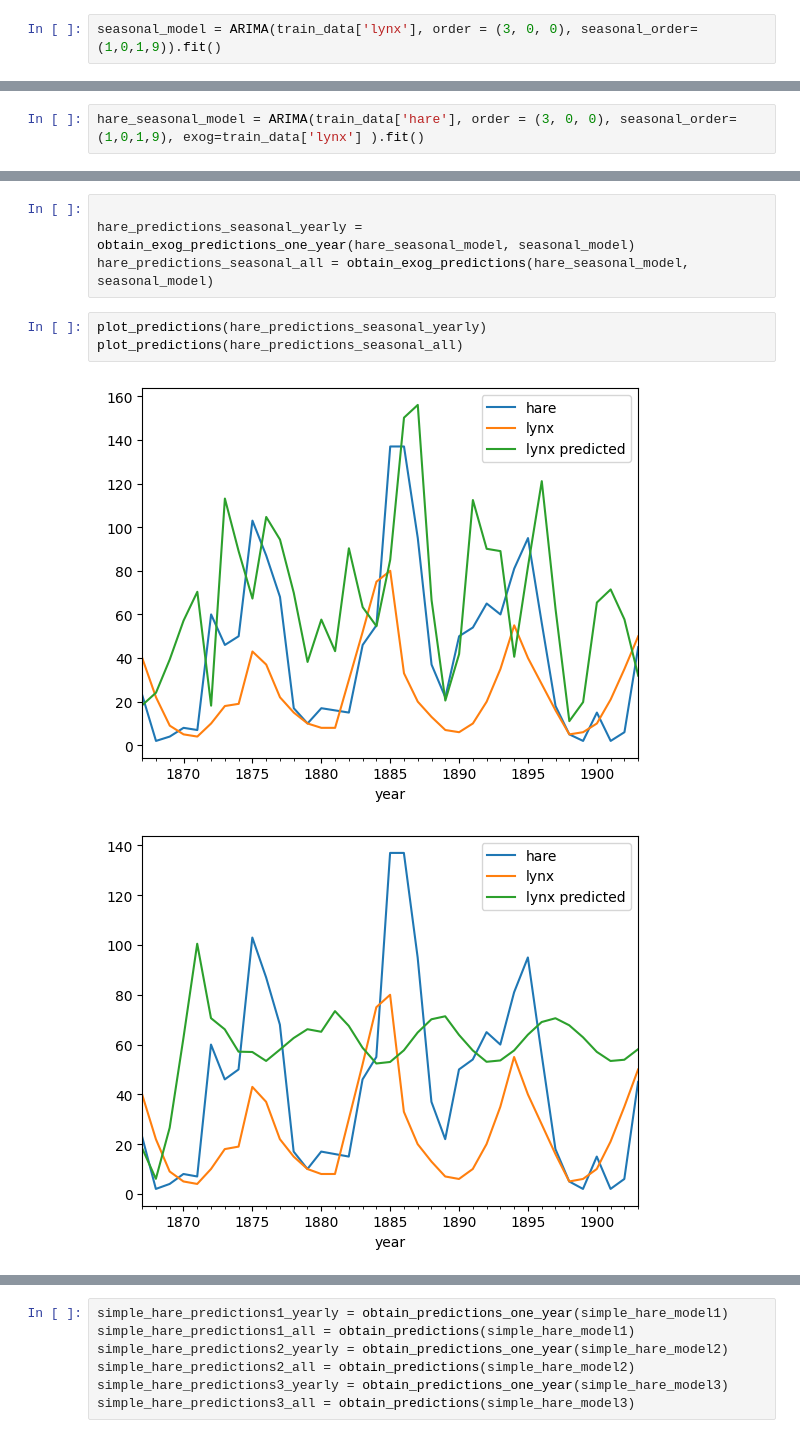
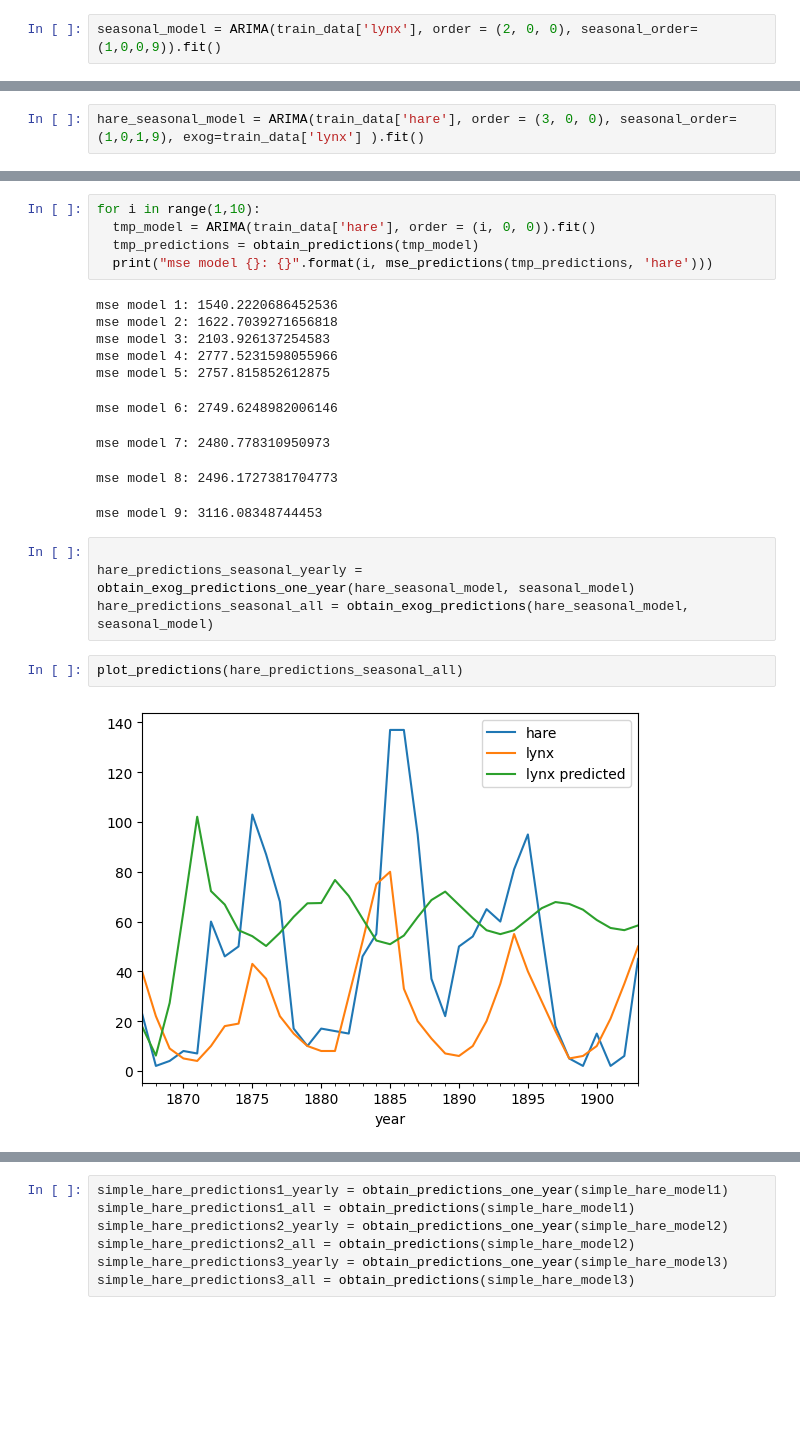
Before and after one commit to AdriaCoding/ADM2, a Jupyter notebook: project2_time_series.ipynb, the cells around one changed output, grey strips where cells are left out. Drawn from its saved outputs; the diff is of its cells as text; blank space fills up the shorter version.

```diff
--- a/project2_time_series.ipynb
+++ b/project2_time_series.ipynb
@@ -217,7 +229,7 @@ plot_predictions(predictions3_all)
 # %% [markdown]
 # Seasonal ARIMA
 # %%
-seasonal_model = ARIMA(train_data['lynx'], order = (3, 0, 0), seasonal_order=(1,0,1,9)).fit()
+seasonal_model = ARIMA(train_data['lynx'], order = (2, 0, 0), seasonal_order=(1,0,0,9)).fit()
 # %%
 seasonal_model.summary()
 # %% [output]
@@ -331,13 +366,26 @@ hare_seasonal_model = ARIMA(train_data['hare'], order = (3, 0, 0), seasonal_orde
+# %%
+for i in range(1,10):
+  tmp_model = ARIMA(train_data['hare'], order = (i, 0, 0)).fit()
+  tmp_predictions = obtain_predictions(tmp_model)
+  print("mse model {}: {}".format(i, mse_predictions(tmp_predictions, 'hare')))
+# %% [output]
+mse model 1: 1540.2220686452536
+mse model 2: 1622.7039271656818
+mse model 3: 2103.926137254583
+mse model 4: 2777.5231598055966
+mse model 5: 2757.815852612875
+mse model 6: 2749.6248982006146
+mse model 7: 2480.778310950973
+mse model 8: 2496.1727381704773
+mse model 9: 3116.08348744453
 # %%
 
 hare_predictions_seasonal_yearly = obtain_exog_predictions_one_year(hare_seasonal_model, seasonal_model)
 hare_predictions_seasonal_all = obtain_exog_predictions(hare_seasonal_model, seasonal_model)
 # %%
-plot_predictions(hare_predictions_seasonal_yearly)
 plot_predictions(hare_predictions_seasonal_all)
 # %% [output]
-[figure, old version]
+[figure, new version]
-[figure, removed]
 # %%
 # predictions1_all
 # predictions2_all
```
Also changed, not shown: parts of 27 cells of this notebook.
